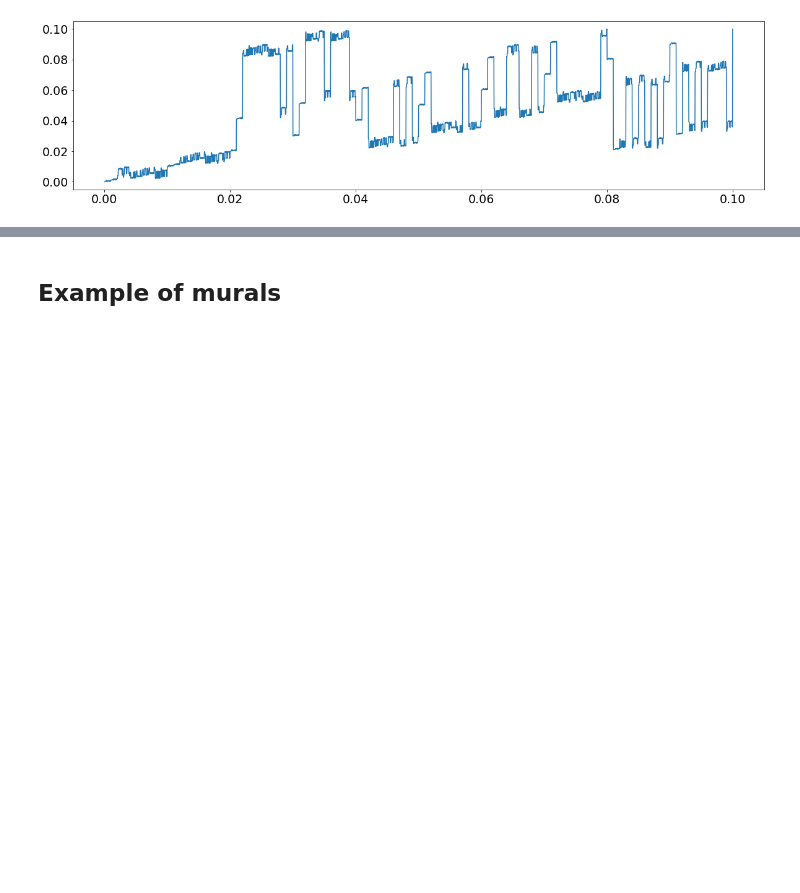
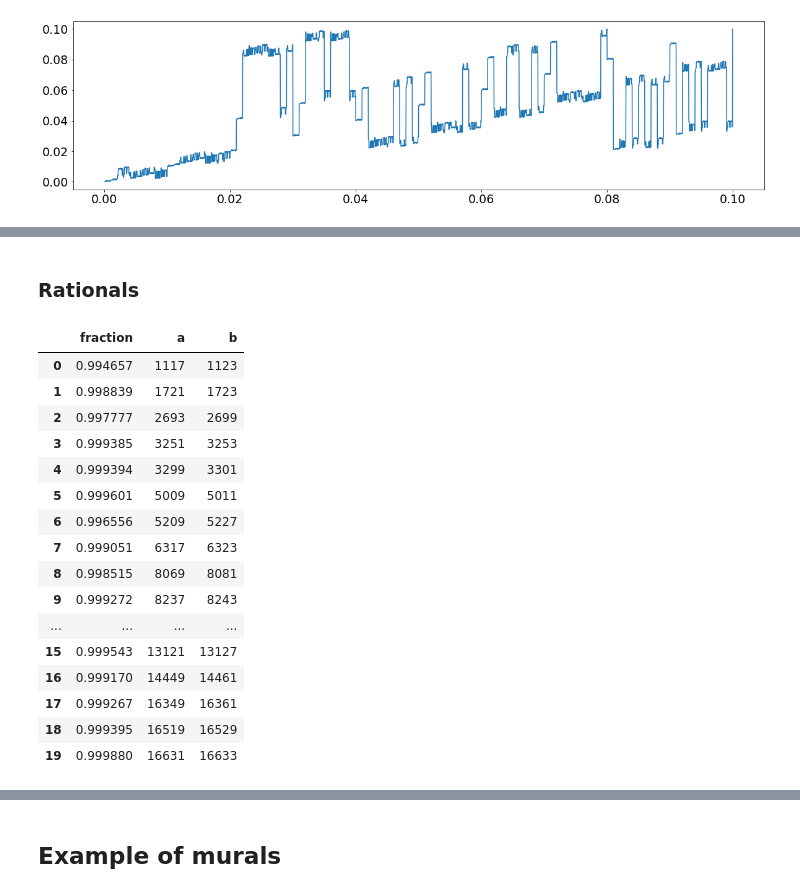
Before and after one commit to felipessalvatore/it, a Jupyter notebook: notebooks/tiles_murals_numbers.ipynb, the cells around one changed output, grey strips where cells are left out. Drawn from its saved outputs; the diff is of its cells as text; code cells hidden in the pictures; blank space fills up the shorter version.

```diff
--- a/notebooks/tiles_murals_numbers.ipynb
+++ b/notebooks/tiles_murals_numbers.ipynb
@@ -259,0 +299,38 @@ fig.savefig(out_path, bbox_inches="tight")
+# %% [markdown]
+### Rationals
+# %%
+all_vs = []
+s = 20
+obs = []
+for _ in range(s):
+# for a in primes[:s+1]:
+    a = np.random.choice(primes)
+    b = primes[primes.index(a)+1]
+    float_ = a/b
+    v = get_decimals(float_)
+    all_vs.append((a,v))
+    obs.append((float_,a,b))
+
+
+all_vs.sort()
+rationals = np.stack([v[1] for v in all_vs])
+rationals_df = pd.DataFrame(obs,columns=["fraction", "a", "b"]).sort_values("a").reset_index(drop=True)
+rationals_df
+# %% [output]
+|  | fraction | a | b |
+| 0 | 0.994657 | 1117 | 1123 |
+| 1 | 0.998839 | 1721 | 1723 |
+| 2 | 0.997777 | 2693 | 2699 |
+| 3 | 0.999385 | 3251 | 3253 |
+| 4 | 0.999394 | 3299 | 3301 |
+| 5 | 0.999601 | 5009 | 5011 |
+| 6 | 0.996556 | 5209 | 5227 |
+| 7 | 0.999051 | 6317 | 6323 |
+| 8 | 0.998515 | 8069 | 8081 |
+| 9 | 0.999272 | 8237 | 8243 |
+| ... | ... | ... | ... |
+| 15 | 0.999543 | 13121 | 13127 |
+| 16 | 0.999170 | 14449 | 14461 |
+| 17 | 0.999267 | 16349 | 16361 |
+| 18 | 0.999395 | 16519 | 16529 |
+| 19 | 0.999880 | 16631 | 16633 |
```
Also changed, not shown: parts of 9 cells of this notebook, 3 other files.
